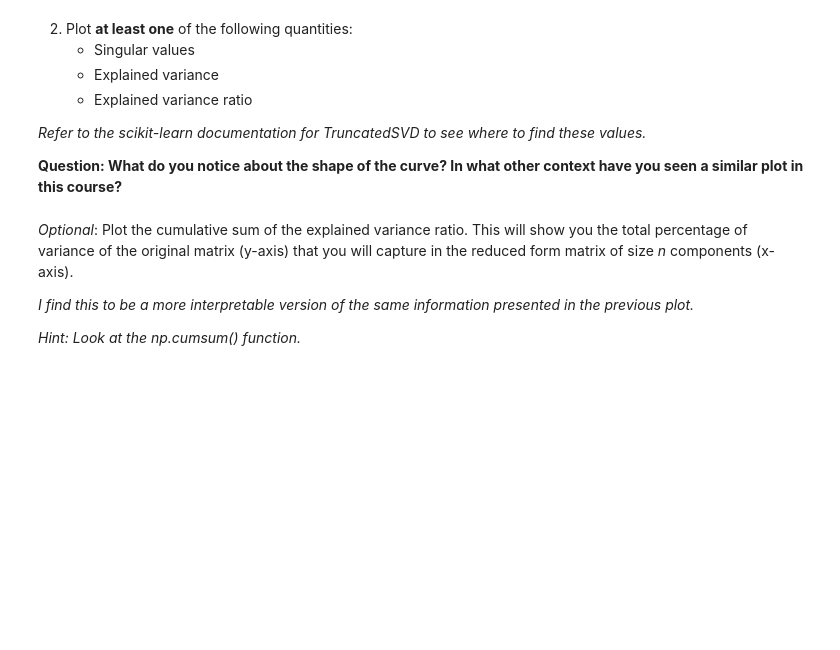
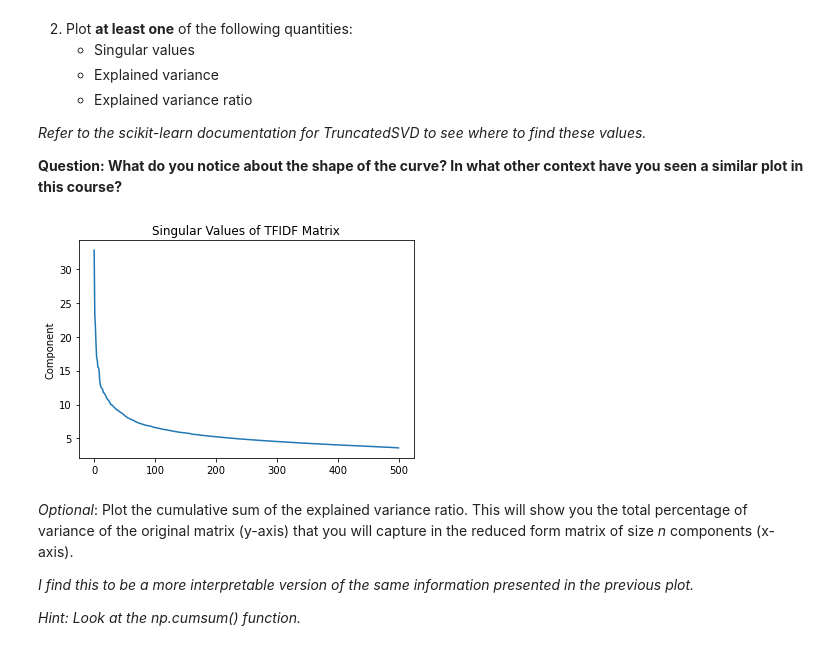
Before and after one commit to coverc/ITCS6162Summer2022Project, a Jupyter notebook: programming_assignment.ipynb, the cells around one changed output. Cells and saved outputs as stored; diff of their text form; code cells hidden in the pictures; blank space fills up the shorter version.

```diff
--- a/programming_assignment.ipynb
+++ b/programming_assignment.ipynb
@@ -118,15 +118,14 @@ Python NLP libraries like *spaCy* or *NLTK* can provide additional text preproce
 
 *Refer to the scikit-learn documentation regarding initialization parameters*.
 # %%
-from sklearn.feature_extraction.text import CountVectorizer
+from sklearn.feature_extraction.text import TfidfVectorizer
 
-CountVec = CountVectorizer(
+tfidf = TfidfVectorizer(
     stop_words = 'english',
-    max_features=1000,
+    max_features=10000,
     lowercase=True
 )
 # %%
-Matrix = CountVec.fit_transform(tweets['text'].values.astype('U'))
-print(Matrix.shape)
+tfidfMatrix = tfidf.fit_transform(tweets['text'].values.astype('U'))
 # %% [markdown]
 **Question: How many documents and how many terms are represented in our TF-IDF matrix?**
@@ -142,6 +145,14 @@ Such a high dimensional matrix is not well-suited for clustering, and individual
 *Note: Higher numbers of components can take a much longer time to run. For reference, 500 components took ~30s on my computer.*
 
 *To save on some compute, you can use just .fit() for this instead of fit_transform() since we will not be using the transformed matrix from this step.*
+# %%
+from sklearn.decomposition import TruncatedSVD
+
+components = 500
+
+svd = TruncatedSVD(n_components = components)
+# %%
+tfidfMatrix_reduced = svd.fit(tfidfMatrix)
 # %% [markdown]
 2. Plot **at least one** of the following quantities:
     - Singular values
@@ -151,6 +162,16 @@ Such a high dimensional matrix is not well-suited for clustering, and individual
 *Refer to the scikit-learn documentation for TruncatedSVD to see where to find these values.*
 
 **Question: What do you notice about the shape of the curve? In what other context have you seen a similar plot in this course?**
+# %%
+SingularValues = np.squeeze(np.asarray(tfidfMatrix_reduced.singular_values_))
+SingularValues = np.sort(SingularValues)[::-1]
+
+plt.plot(SingularValues)
+plt.title("Singular Values of TFIDF Matrix")
+plt.ylabel("Component")
+plt.show()
+# %% [output]
+[figure, added]
 # %% [markdown]
 *Optional*: Plot the cumulative sum of the explained variance ratio. This will show you the total percentage of variance of the original matrix (y-axis) that you will capture in the reduced form matrix of size *n* components (x-axis).
 
```
Also changed, not shown: parts of 7 cells of this notebook.
